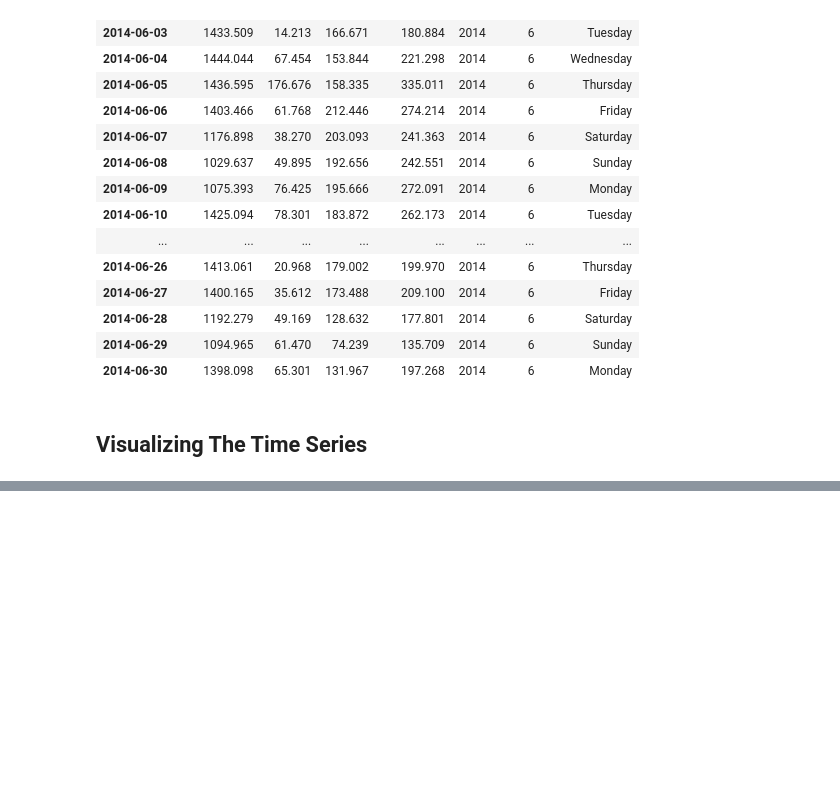
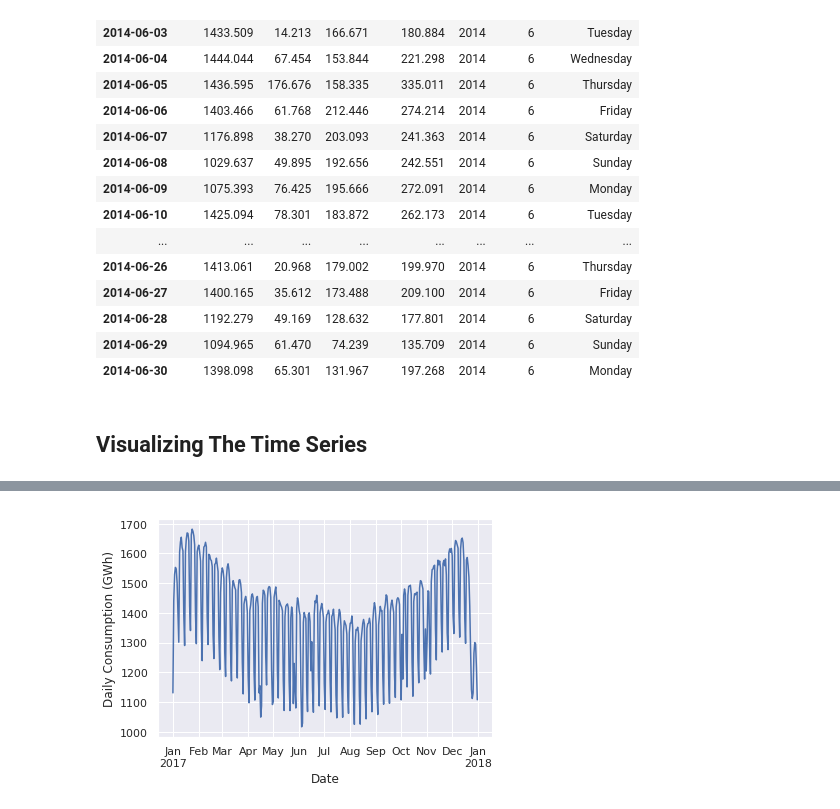
Before and after one commit to nellac77/energy_demand, a Jupyter notebook: Analyzing_Open_Power_Systems_Data.ipynb, the cells around one changed output, grey strips where cells are left out. Drawn from its saved outputs; the diff is of its cells as text; code cells hidden in the pictures; blank space fills up the shorter version.

```diff
--- a/Analyzing_Open_Power_Systems_Data.ipynb
+++ b/Analyzing_Open_Power_Systems_Data.ipynb
@@ -172,0 +206,6 @@ opsd_daily.loc['2014-06']
+# %%
+# Investigate consumption in 2017
+ax = opsd_daily.loc['2017', 'Consumption'].plot()
+ax.set_ylabel('Daily Consumption (GWh)');
+# %% [output]
+[figure, added]
```
Also changed, not shown: parts of 54 cells of this notebook.
